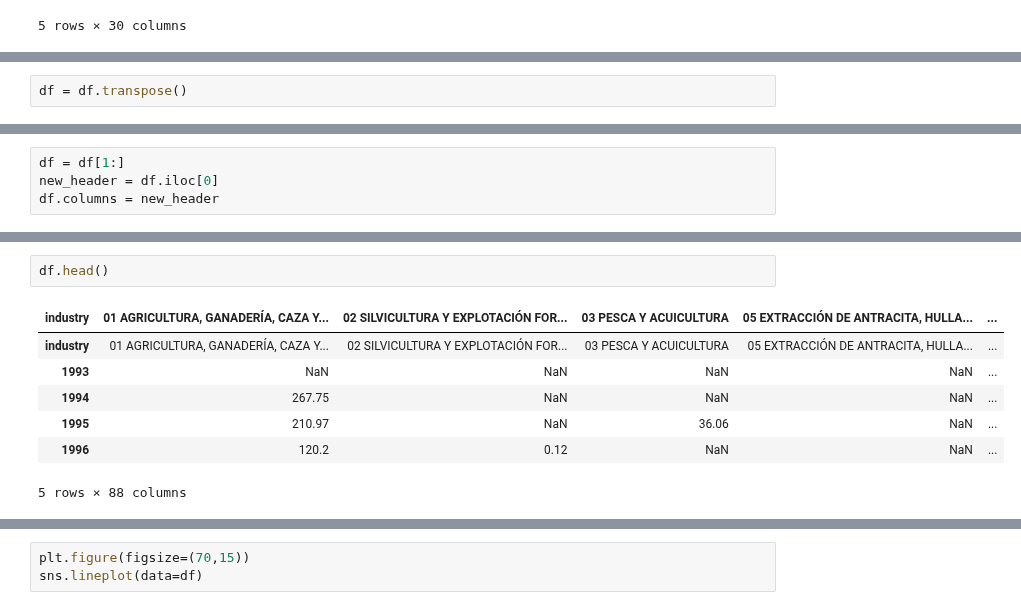
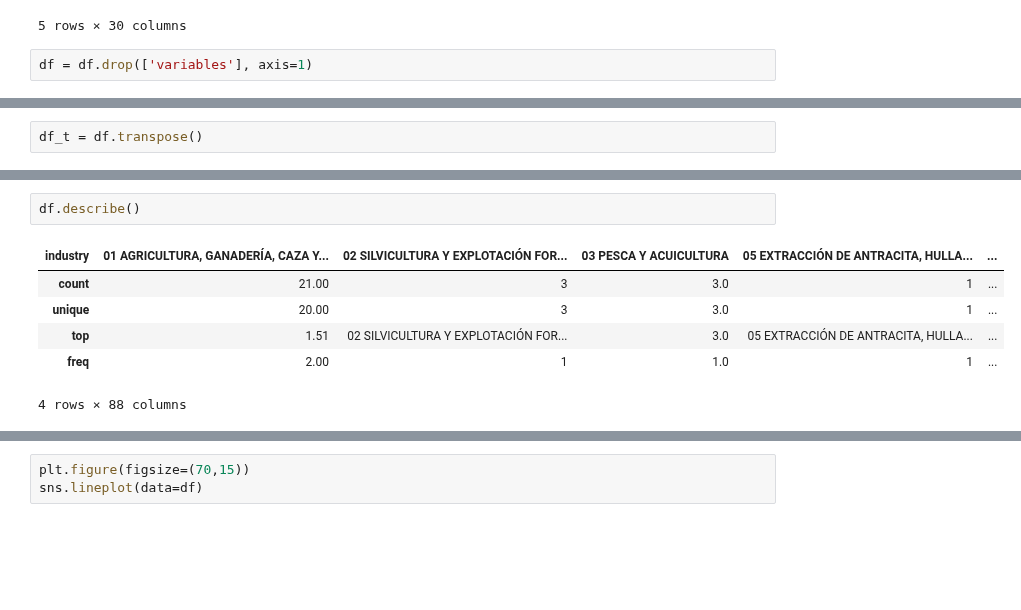
Before and after one commit to Afri-cola/Kschool-TFM, a Jupyter notebook: Inversion ES.ipynb, the cells around one changed output, grey strips where cells are left out. Drawn from its saved outputs; the diff is of its cells as text; blank space fills up the shorter version.

```diff
--- a/Inversion ES.ipynb
+++ b/Inversion ES.ipynb
@@ -17,3 +17,5 @@ df.head()
 | 4 | Inversion Es(millones€) | 05 EXTRACCIÓN DE ANTRACITA, HULLA... | NaN | NaN | NaN | NaN | NaN | NaN | NaN | NaN | ... | ... |
 | 5 | Inversion Es(millones€) | 06 EXTRACCIÓN DE CRUDO DE PETRÓLE... | NaN | NaN | NaN | NaN | NaN | NaN | NaN | NaN | ... | ... |
 5 rows × 30 columns
+# %%
+df = df.drop(['variables'], axis=1)
@@ -20,2 +62,2 @@ df.head()
 # %%
-df = df.transpose()
+df_t = df.transpose()
@@ -53,4 +100,0 @@ df.drop(['variables'], axis=0)
-# %%
-df = df[1:]
-new_header = df.iloc[0]
-df.columns = new_header
@@ -57,10 +121,9 @@ df.columns = new_header
 # %%
-df.head()
+df.describe()
 # %% [output]
 | industry | 01 AGRICULTURA, GANADERÍA, CAZA Y... | 02 SILVICULTURA Y EXPLOTACIÓN FOR... | 03 PESCA Y ACUICULTURA | 05 EXTRACCIÓN DE ANTRACITA, HULLA... | ... |
-| industry | 01 AGRICULTURA, GANADERÍA, CAZA Y... | 02 SILVICULTURA Y EXPLOTACIÓN FOR... | 03 PESCA Y ACUICULTURA | 05 EXTRACCIÓN DE ANTRACITA, HULLA... | ... |
-| 1993 | NaN | NaN | NaN | NaN | ... |
-| 1994 | 267.75 | NaN | NaN | NaN | ... |
-| 1995 | 210.97 | NaN | 36.06 | NaN | ... |
-| 1996 | 120.2 | 0.12 | NaN | NaN | ... |
+| count | 21.00 | 3 | 3.0 | 1 | ... |
+| unique | 20.00 | 3 | 3.0 | 1 | ... |
+| top | 1.51 | 02 SILVICULTURA Y EXPLOTACIÓN FOR... | 3.0 | 05 EXTRACCIÓN DE ANTRACITA, HULLA... | ... |
+| freq | 2.00 | 1 | 1.0 | 1 | ... |
-5 rows × 88 columns
+4 rows × 88 columns
```
Also changed, not shown: parts of 11 cells of this notebook.
